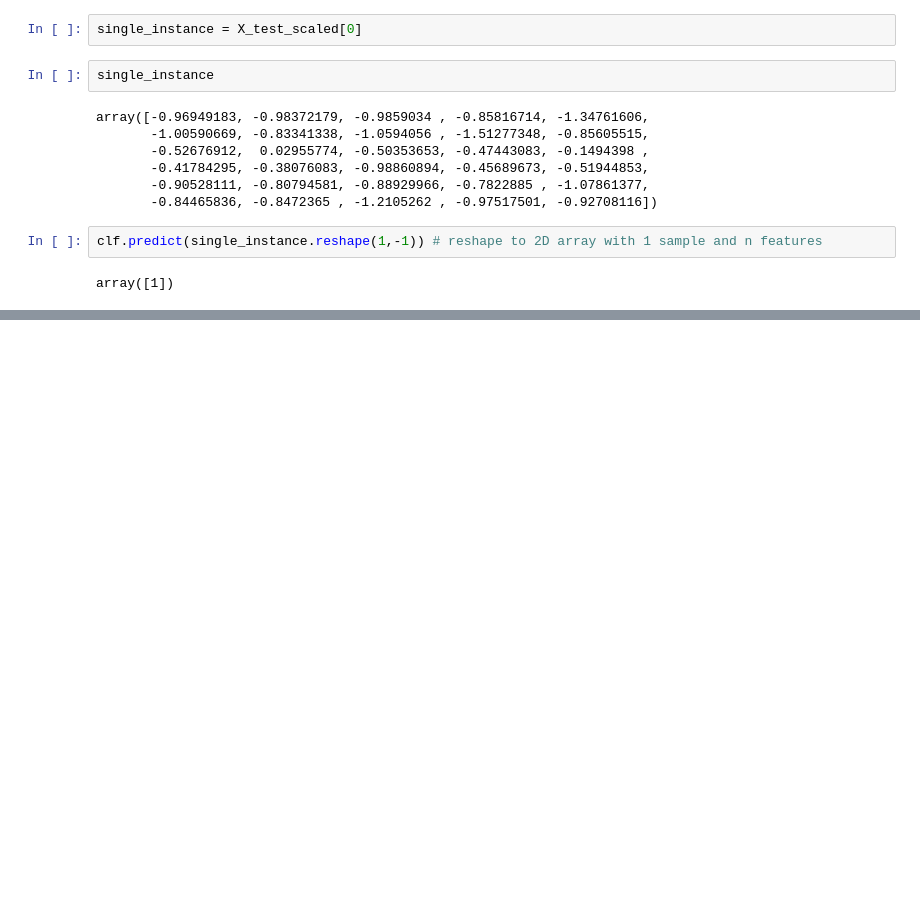
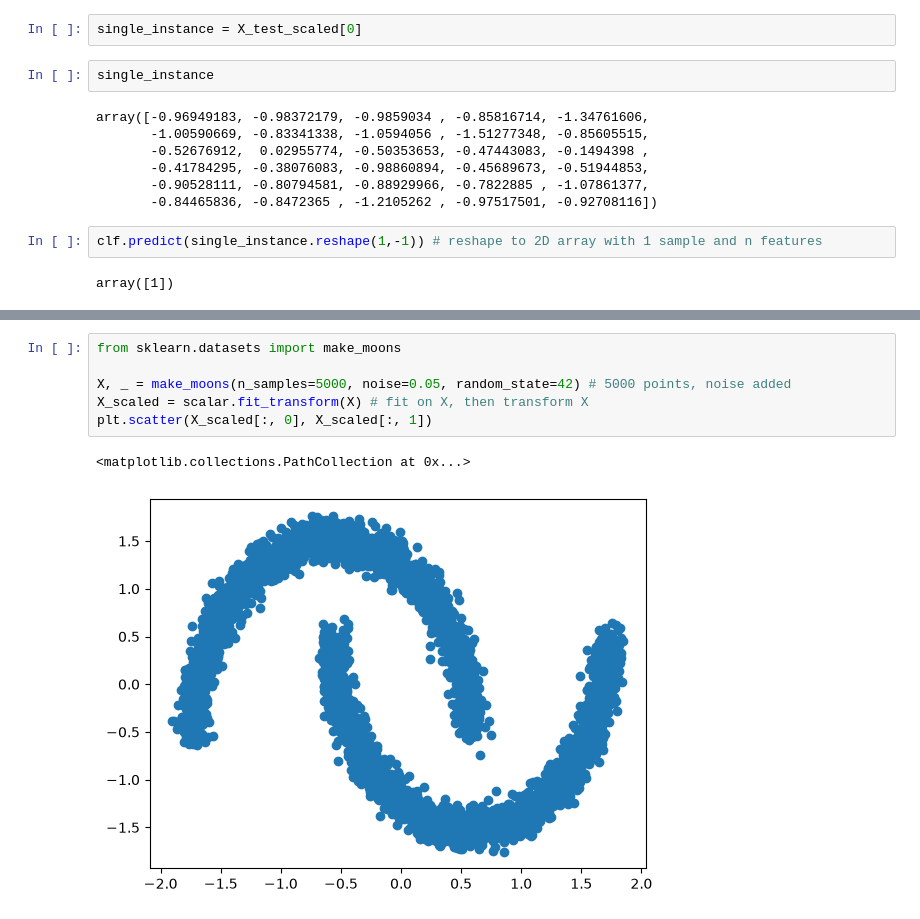
Before and after one commit to MuhammadAhmedMasood/data_analysis_with_python, a Jupyter notebook: Ahmed_scikit_learn_tutorial.ipynb, the cells around one changed output, grey strips where cells are left out. Cells and saved outputs as stored; diff of their text form; blank space fills up the shorter version.

```diff
--- a/Ahmed_scikit_learn_tutorial.ipynb
+++ b/Ahmed_scikit_learn_tutorial.ipynb
@@ -773,0 +853,9 @@ array([1])
+# %%
+from sklearn.datasets import make_moons
+
+X, _ = make_moons(n_samples=5000, noise=0.05, random_state=42) # 5000 points, noise added
+X_scaled = scalar.fit_transform(X) # fit on X, then transform X
+plt.scatter(X_scaled[:, 0], X_scaled[:, 1])
+# %% [output]
+<matplotlib.collections.PathCollection at 0x...>
+[figure, added]
```
Also changed, not shown: parts of 23 cells of this notebook.
